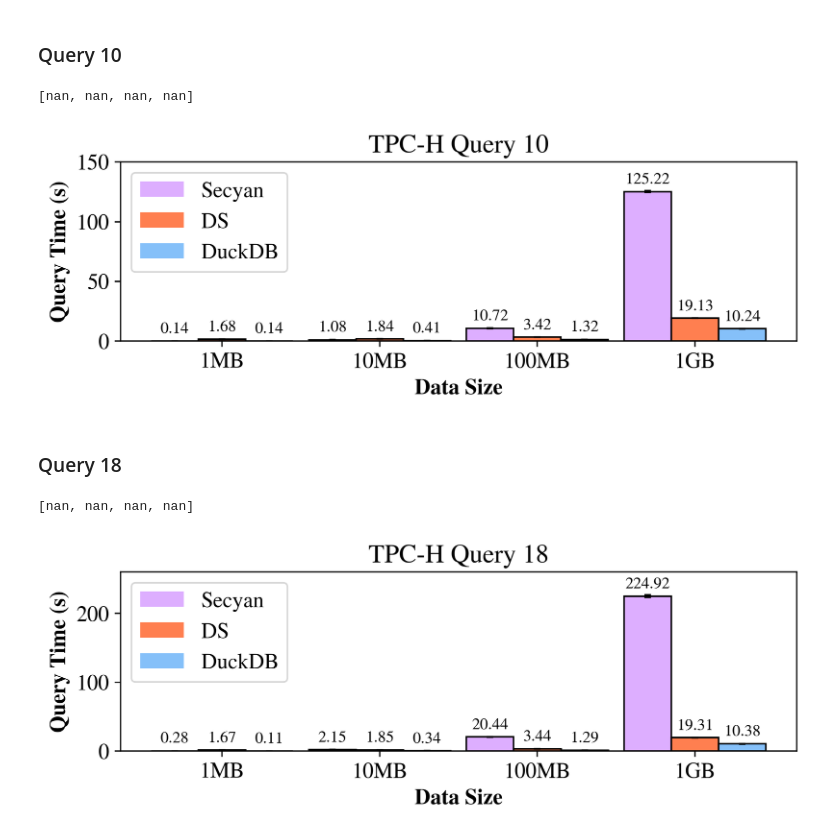
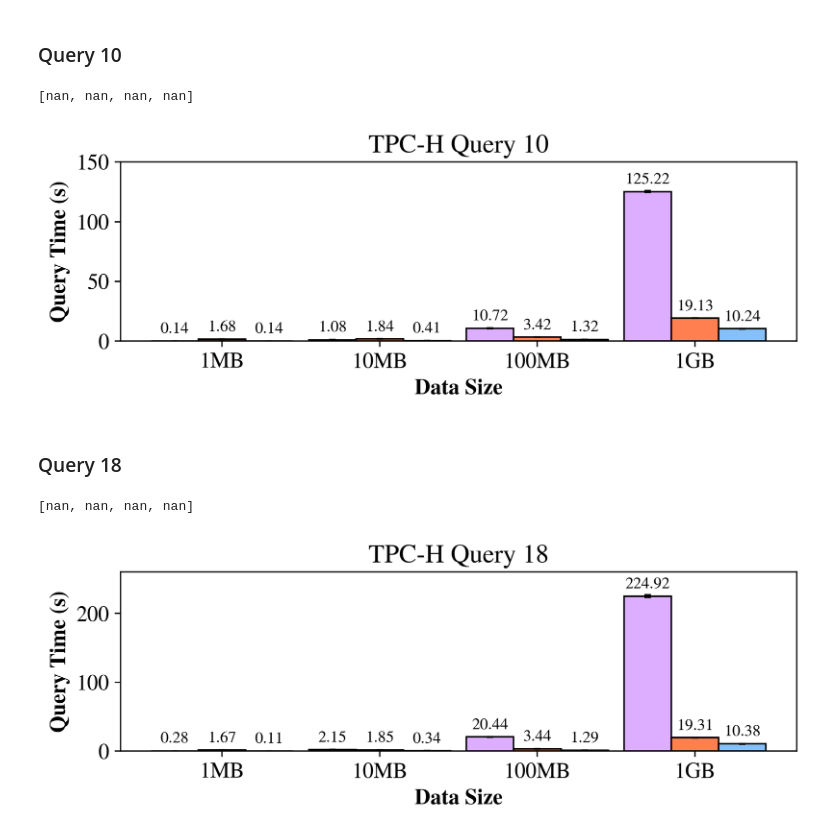
Before and after one commit to Dumplingz/data-pooling-experiments, a Jupyter notebook: data_analysis/join_filter_data_parsing.ipynb, the cells around one changed output. Drawn from its saved outputs; the diff is of its cells as text; code cells hidden in the pictures.

```diff
--- a/data_analysis/join_filter_data_parsing.ipynb
+++ b/data_analysis/join_filter_data_parsing.ipynb
@@ -640,35 +640,35 @@ plt.bar_label(ds_bar, ds_label, fontsize=bar_label_font_size,
 # duckdb
 duckdb_bar = plt.bar(x=X_axis+width,width=width,height=duckdb_medians,label="DuckDB",
         color='#85C0F9'
         )
 plt.bar(x=X_axis+width,width=width,height=duckdb_medians,yerr=duckdb_stdevs,
         edgecolor='black',
         error_kw={"elinewidth":1,"capsize":2,"capthick":1},
         color='none'
         )
 duckdb_label = map(lambda n: '{0:.2f}'.format(n),duckdb_medians)
 plt.bar_label(duckdb_bar, duckdb_label, fontsize=bar_label_font_size,
         #       rotation=90,
               padding=padding
               )
 
 axes = plt.gca()
 axes.set_ylim([min_y,max_y])
 
 
 plt.xlabel("Data Size", fontweight="bold")
 plt.ylabel("Query Time (s)", fontweight="bold")
-plt.legend(ncol=1, loc='upper left')
+# plt.legend(ncol=1, loc='upper left')
 plt.title("TPC-H Query 10")
 
 plt.xticks(X_axis, ['1MB', '10MB', '100MB', '1GB'])
 
 plt.savefig("tpch_q10.pdf", bbox_inches='tight')
 
 plt.show()
 # %% [output]
 [nan, nan, nan, nan]
-[figure, old version]
+[figure, new version]
 # %% [markdown]
 ### Query 18
 # %%
@@ -768,7 +768,7 @@ axes.set_ylim([min_y,max_y])
 
 plt.xlabel("Data Size", fontweight="bold")
 plt.ylabel("Query Time (s)", fontweight="bold")
-plt.legend(ncol=1, loc='upper left')
+# plt.legend(ncol=1, loc='upper left')
 plt.title("TPC-H Query 18")
 
 plt.xticks(X_axis, ['1MB', '10MB', '100MB', '1GB'])
@@ -778,4 +778,4 @@ plt.savefig("tpch_q18.pdf", bbox_inches='tight')
 plt.show()
 # %% [output]
 [nan, nan, nan, nan]
-[figure, old version]
+[figure, new version]
```
Also changed, not shown: parts of 2 cells of this notebook, 5 other files.
